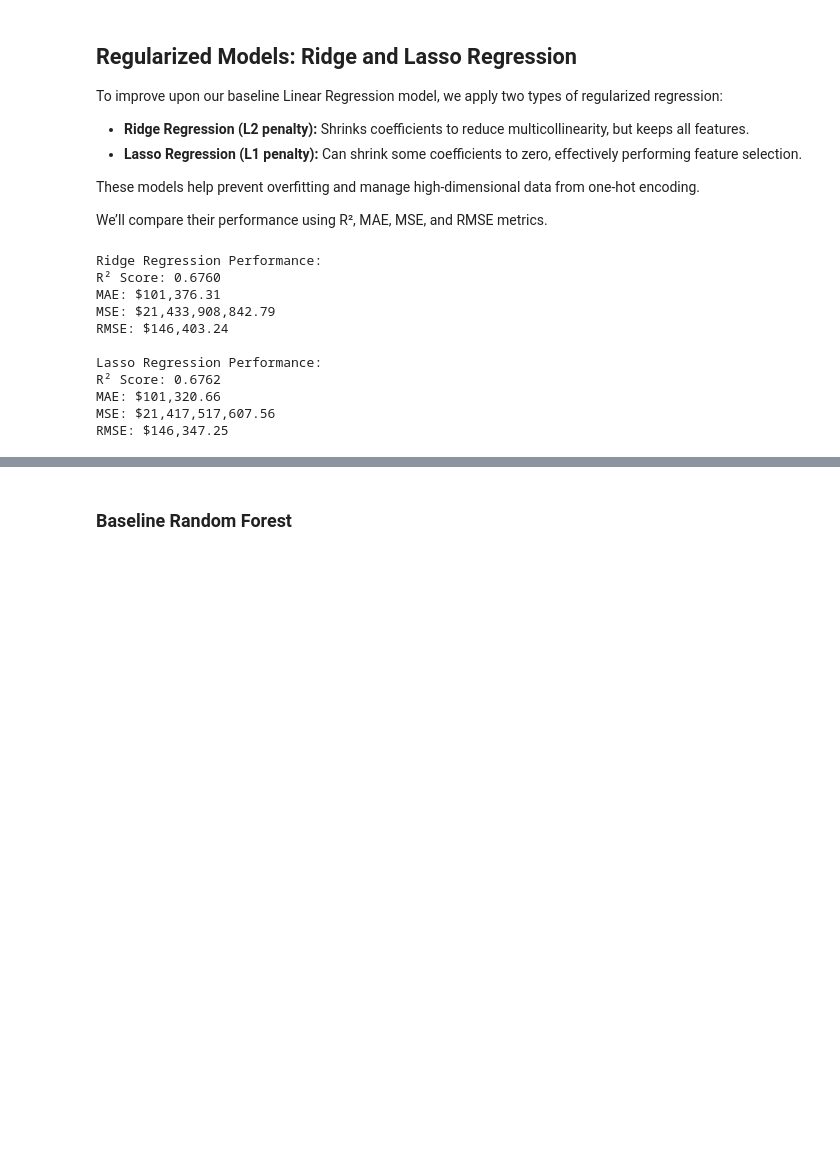
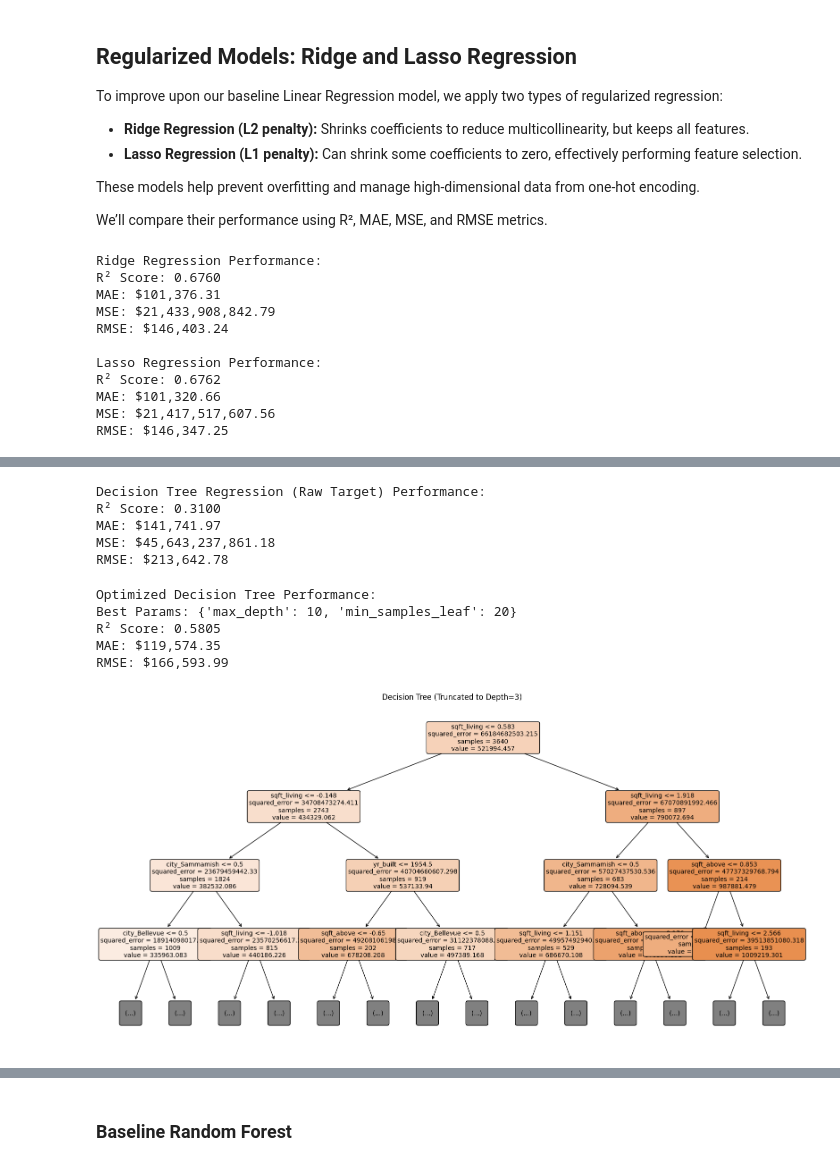
Before and after one commit to Kate-Maina/real-estate-price-prediction, a Jupyter notebook: index.ipynb, the cells around one changed output, grey strips where cells are left out. Cells and saved outputs as stored; diff of their text form; code cells hidden in the pictures; blank space fills up the shorter version.

```diff
--- a/index.ipynb
+++ b/index.ipynb
@@ -1045,0 +970,70 @@ plt.show()
+# %%
+# Metrics
+r2 = r2_score(y_test, y_pred_raw)
+mae = mean_absolute_error(y_test, y_pred_raw)
+mse = mean_squared_error(y_test, y_pred_raw)
+rmse = np.sqrt(mse)
+
+print("Decision Tree Regression (Raw Target) Performance:")
+print(f"R² Score: {r2:.4f}")
+print(f"MAE: ${mae:,.2f}")
+print(f"MSE: ${mse:,.2f}")
+print(f"RMSE: ${rmse:,.2f}")
+# %% [output]
+Decision Tree Regression (Raw Target) Performance:
+R² Score: 0.3100
+MAE: $141,741.97
+MSE: $45,643,237,861.18
+RMSE: $213,642.78
+# %%
+from sklearn.model_selection import GridSearchCV
+
+# Define parameter grid
+param_grid = {
+    'max_depth': [5, 10, 15, 20],
+    'min_samples_leaf': [1, 5, 10, 20]
+}
+
+# Initialize regressor
+tree = DecisionTreeRegressor(random_state=42)
+
+# Grid Search
+grid_search = GridSearchCV(tree, param_grid, cv=5, scoring='r2', n_jobs=-1)
+grid_search.fit(X_train, y_train)
+
+# Best model
+best_tree = grid_search.best_estimator_
+
+# Predict and evaluate
+y_pred = best_tree.predict(X_test)
+r2 = r2_score(y_test, y_pred)
+rmse = mean_squared_error(y_test, y_pred, squared=False)
+mae = mean_absolute_error(y_test, y_pred)
+
+print("Optimized Decision Tree Performance:")
+print("Best Params:", grid_search.best_params_)
+print(f"R² Score: {r2:.4f}")
+print(f"MAE: ${mae:,.2f}")
+print(f"RMSE: ${rmse:,.2f}")
+# %% [output]
+Optimized Decision Tree Performance:
+Best Params: {'max_depth': 10, 'min_samples_leaf': 20}
+R² Score: 0.5805
+MAE: $119,574.35
+RMSE: $166,593.99
+# %%
+
+
+plt.figure(figsize=(20, 10))
+plot_tree(
+    best_tree,
+    feature_names=list(X.columns),
+    filled=True,
+    rounded=True,
+    fontsize=10,
+    max_depth=3
+)
+plt.title("Decision Tree (Truncated to Depth=3)")
+plt.show()
+# %% [output]
+[figure, added]
```
Also changed, not shown: parts of 90 cells of this notebook.
